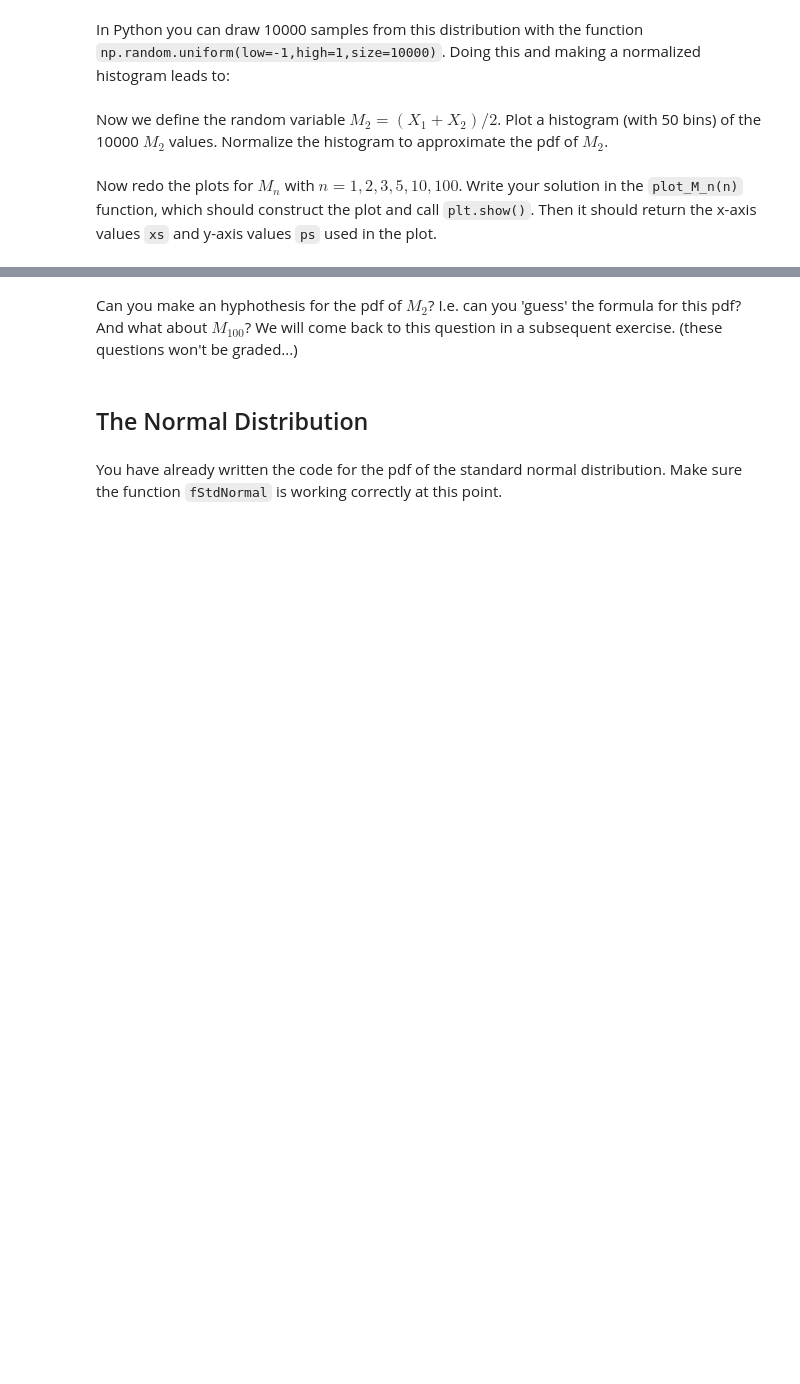
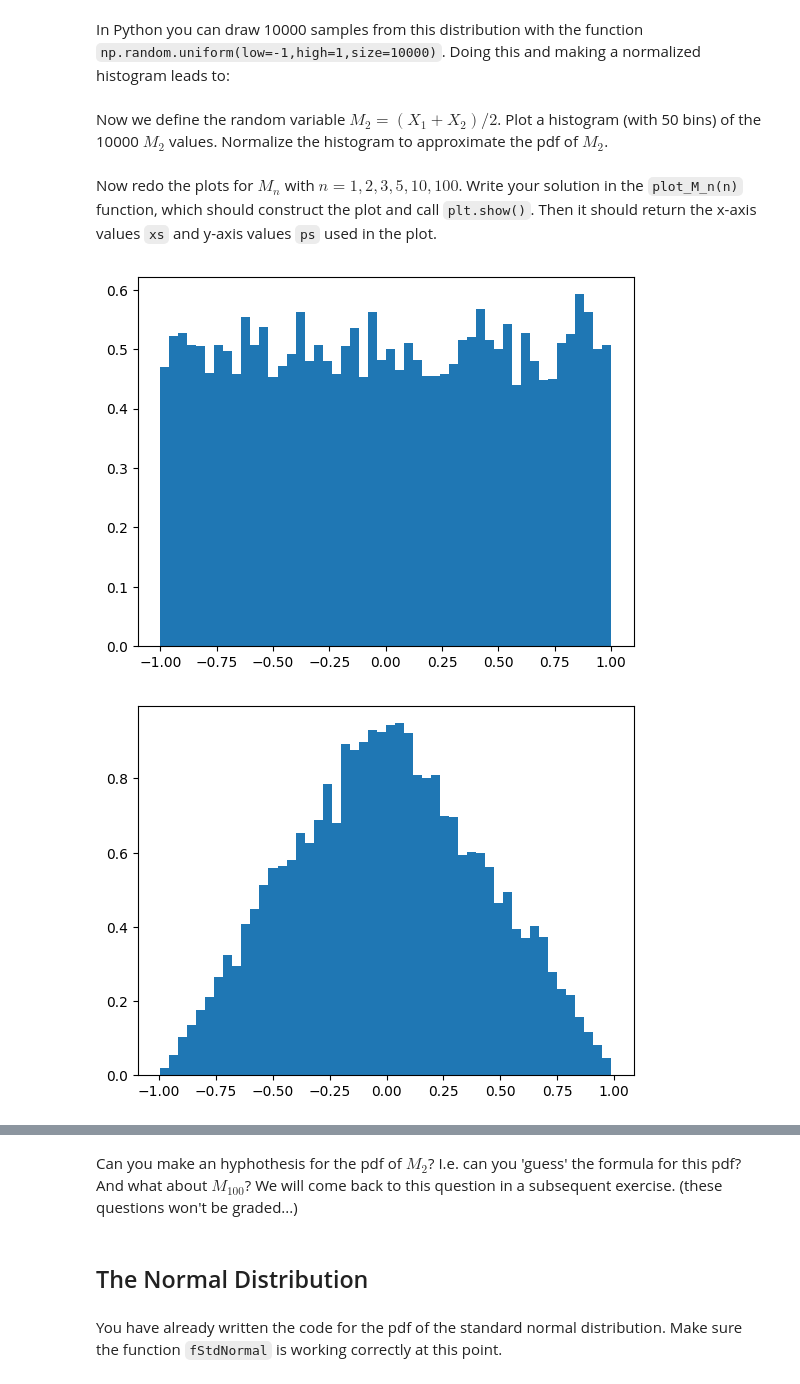
Before and after one commit to SashaLinden/StatRed, a Jupyter notebook: ML_Random_student.ipynb, the cells around one changed output, grey strips where cells are left out. Saved outputs shown, nothing was run; the diff lists cells and outputs as text; code cells hidden in the pictures; blank space fills up the shorter version.

Commit message:
Fix mean of random variables

```diff
--- a/ML_Random_student.ipynb
+++ b/ML_Random_student.ipynb
@@ -120,22 +120,23 @@ Now redo the plots for $M_n$ with $n=1, 2, 3, 5, 10, 100$. Write your solution i
 # %%
 def plot_M_n(n):
     np.random.seed(98394829)
 
-    sampleXi = [np.random.uniform(low=-1, high=+1, size=(10000,n_i)) for n_i in n]
-    sampleMi = [np.mean(sampleXi_i, axis=1) for sampleXi_i in sampleXi]
+    sampleXi = np.random.uniform(low=-1, high=+1, size=(10000,n))
+    sampleMi = np.mean(sampleXi, axis=1)
 
     ps = []
     xs = []
-    for sampleMi_i in sampleMi:
-        h, be = np.histogram(sampleMi_i, bins=50)
-        ps.append(histogram2pdf(h, be))
-        xs.append(be[:-1])
-        plt.bar(be[:-1], histogram2pdf(h, be), width=be[1]-be[0], align='edge')
+    h, be = np.histogram(sampleMi, bins=50)
+    ps = histogram2pdf(h, be)
+    xs = be[:-1]
+    plt.bar(be[:-1], histogram2pdf(h, be), width=be[1]-be[0], align='edge')
     plt.show()
 
     return xs, ps
 
 # Call the function here for the different values of n.
-n = [1,2,3,5,10,100]
-
-xs,ps = plot_M_n(n)
+for n in [1,2,3,5,10,100]:
+    xs,ps = plot_M_n(n)
+# %% [output]
+[figure, added]
+[figure, added]
```
Also changed, not shown: parts of 1 cell of this notebook.
